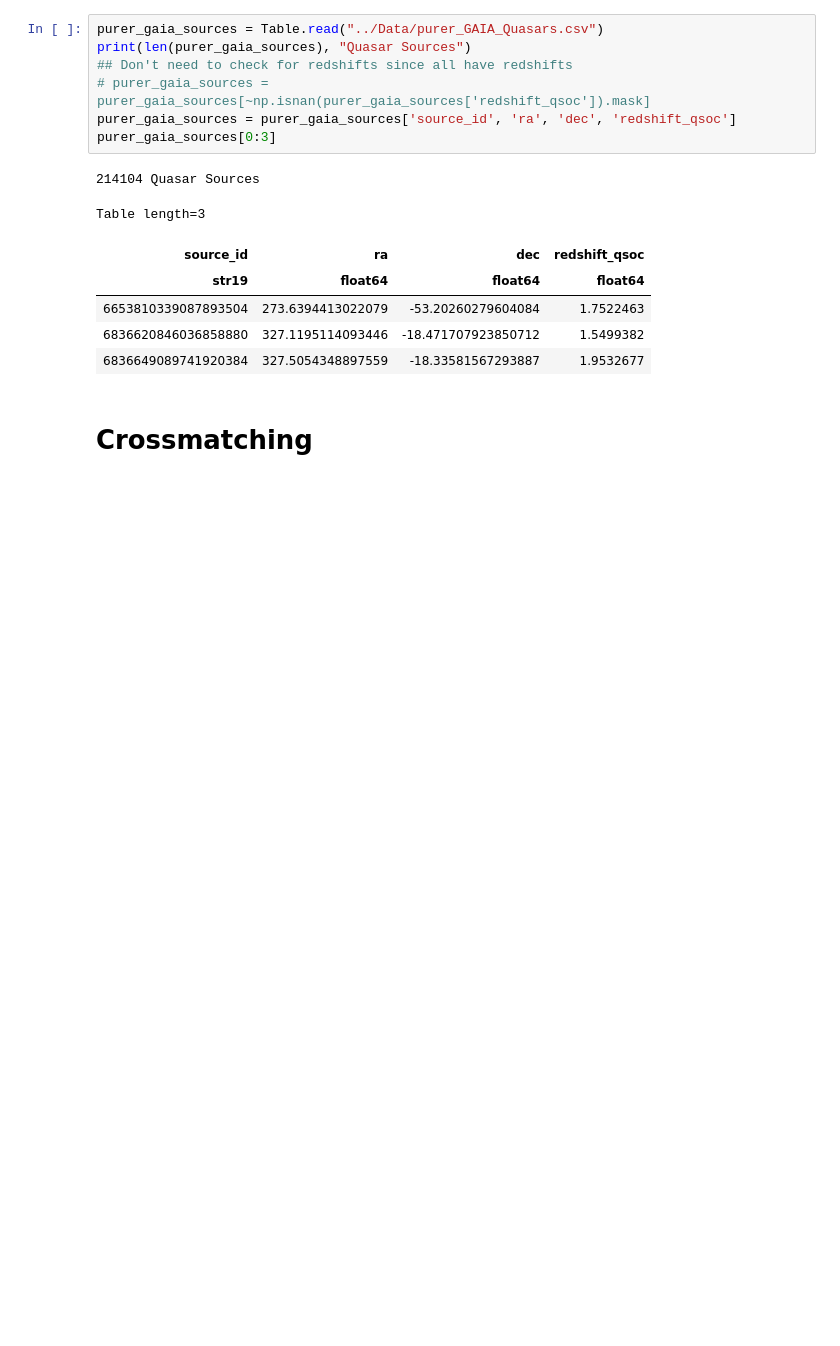
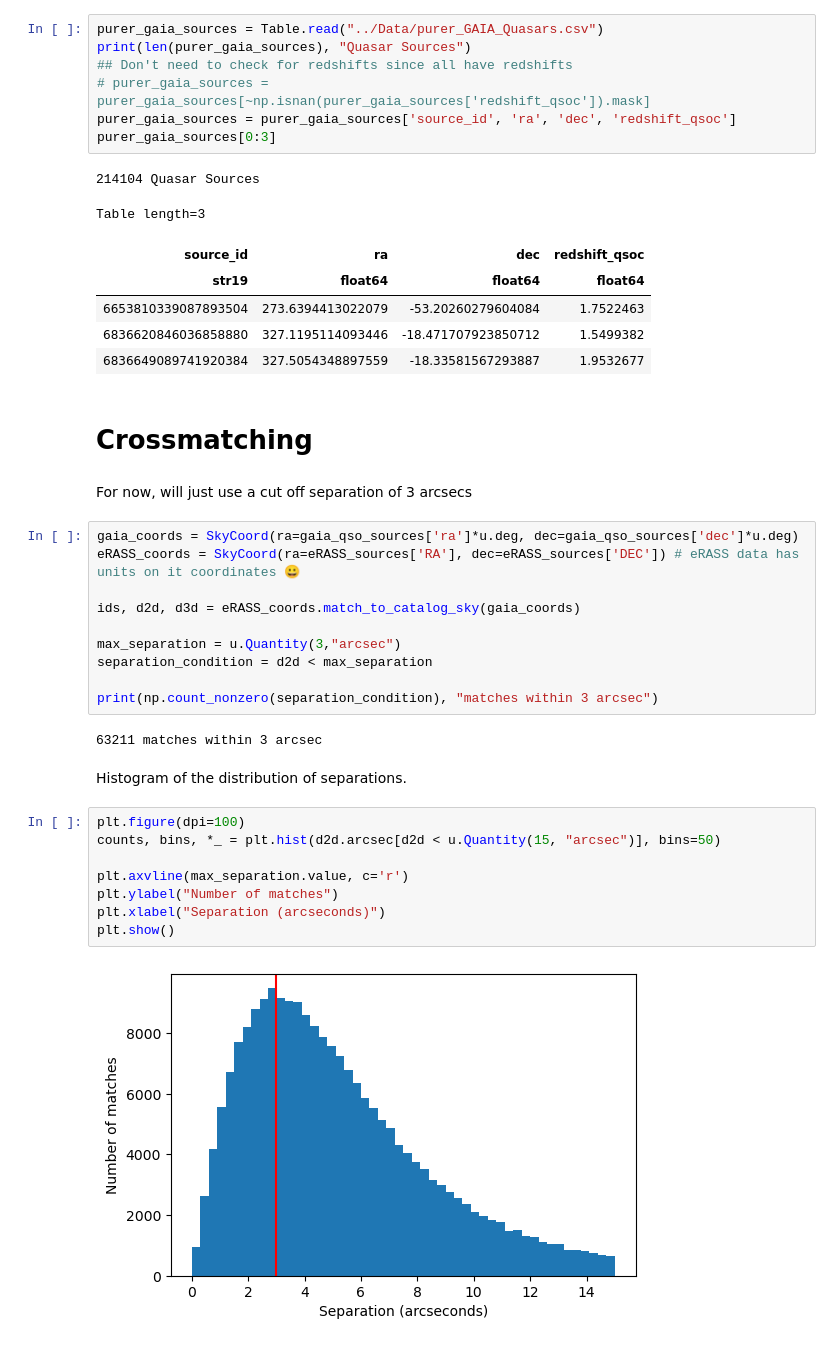
Before and after one commit to TobyWallage/Finding_Quasars_In_eRASS, a Jupyter notebook: Notebooks/eRASS_GAIA_quasars.ipynb, the cells around one changed output. Drawn from its saved outputs; the diff is of its cells as text; blank space fills up the shorter version.

```diff
--- a/Notebooks/eRASS_GAIA_quasars.ipynb
+++ b/Notebooks/eRASS_GAIA_quasars.ipynb
@@ -128,3 +133,29 @@ Table length=3
 | 6836649089741920384 | 327.5054348897559 | -18.33581567293887 | 1.9532677 |
 # %% [markdown]
 # Crossmatching
+# %% [markdown]
+For now, will just use a cut off separation of 3 arcsecs
+# %%
+gaia_coords = SkyCoord(ra=gaia_qso_sources['ra']*u.deg, dec=gaia_qso_sources['dec']*u.deg)
+eRASS_coords = SkyCoord(ra=eRASS_sources['RA'], dec=eRASS_sources['DEC']) # eRASS data has units on it coordinates 😀
+
+ids, d2d, d3d = eRASS_coords.match_to_catalog_sky(gaia_coords)
+
+max_separation = u.Quantity(3,"arcsec")
+separation_condition = d2d < max_separation
+
+print(np.count_nonzero(separation_condition), "matches within 3 arcsec")
+# %% [output]
+63211 matches within 3 arcsec
+# %% [markdown]
+Histogram of the distribution of separations.
+# %%
+plt.figure(dpi=100)
+counts, bins, *_ = plt.hist(d2d.arcsec[d2d < u.Quantity(15, "arcsec")], bins=50)
+
+plt.axvline(max_separation.value, c='r')
+plt.ylabel("Number of matches")
+plt.xlabel("Separation (arcseconds)")
+plt.show()
+# %% [output]
+[figure, added]
```
Also changed, not shown: parts of 8 cells of this notebook.
